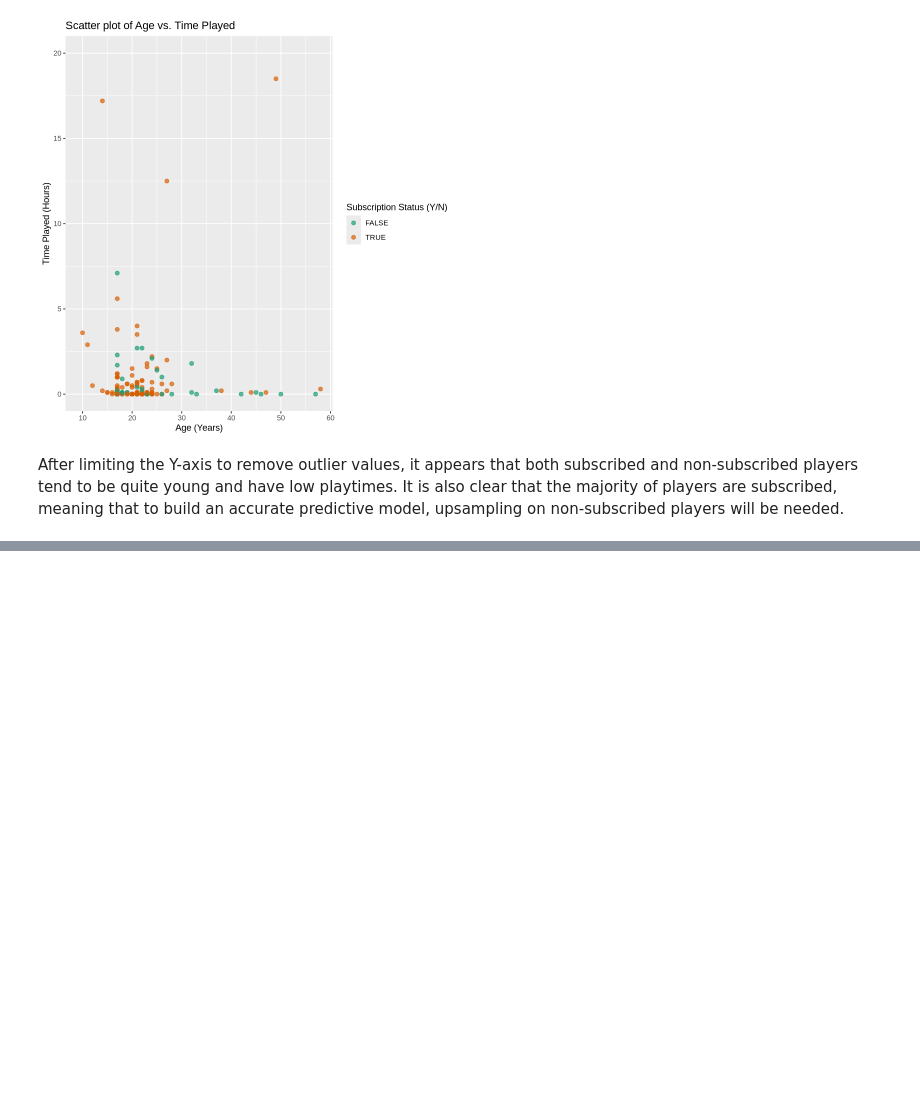
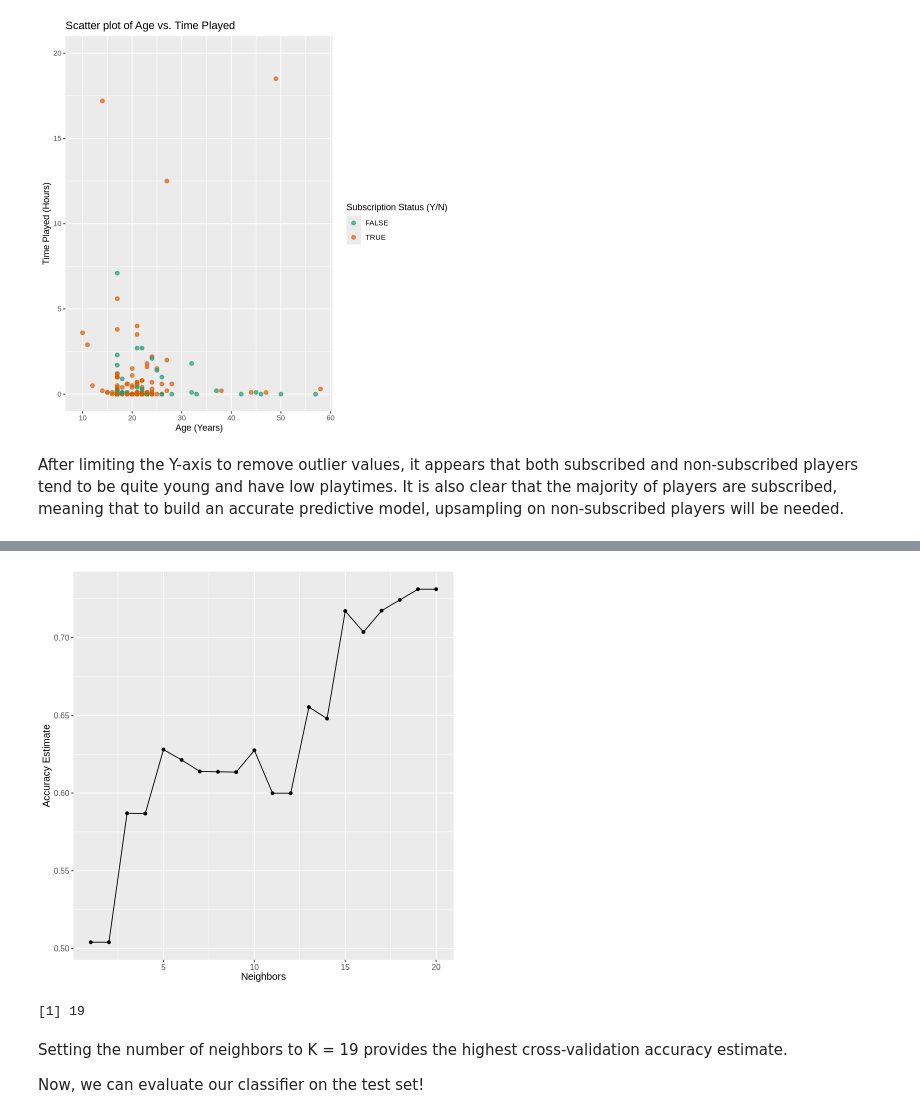
Before and after one commit to strikerjoseph734-glitch/final_project, a Jupyter notebook: final_project.ipynb, the cells around one changed output, grey strips where cells are left out. Drawn from its saved outputs; the diff is of its cells as text; code cells hidden in the pictures; blank space fills up the shorter version.

Commit message:
Did knn classification

```diff
--- a/final_project.ipynb
+++ b/final_project.ipynb
@@ -156,0 +187,13 @@ After limiting the Y-axis to remove outlier values, it appears that both subscri
+# %%
+players_recipe <- recipe(subscribe ~ played_hours + Age, data = players_train) |>
+    step_scale(all_predictors()) |>
+    step_center(all_predictors())
+
+players_spec <- nearest_neighbor(weight_func = "rectangular", neighbors = tune()) |>
+    set_engine("kknn") |>
+    set_mode("classification")
+
+players_workflow <- workflow() |>
+    add_recipe(players_recipe) |>
+    add_model(players_spec)
+players_workflow
@@ -156,0 +219,5 @@ After limiting the Y-axis to remove outlier values, it appears that both subscri
+# %%
+set.seed(100)
+
+players_vfold <- vfold_cv(players_train, v = 5, strata = subscribe)
+players_vfold
@@ -156,0 +242,12 @@ After limiting the Y-axis to remove outlier values, it appears that both subscri
+# %%
+k_vals <- tibble(neighbors = seq(from = 1, to = 20, by = 1))
+
+players_results <- workflow() |>
+    add_recipe(players_recipe) |>
+    add_model(players_spec) |>
+    tune_grid(resamples = players_vfold, grid = k_vals) |>
+    collect_metrics()
+
+accuracies <- players_results |>
+    filter(.metric == "accuracy")
+accuracies
@@ -156,0 +274,21 @@ After limiting the Y-axis to remove outlier values, it appears that both subscri
+# %%
+accuracy_vs_k <- ggplot(accuracies, aes(x = neighbors, y = mean)) +
+    geom_point() +
+    geom_line() +
+    labs(x = "Neighbors", y = "Accuracy Estimate") +
+    theme(text = element_text(size = 12))
+accuracy_vs_k
+# %% [output]
+[figure, added]
+# %%
+best_k <- accuracies |>
+    arrange(desc(mean)) |>
+    head(1) |>
+    pull(neighbors)
+best_k
+# %% [output]
+[1] 19
+# %% [markdown]
+Setting the number of neighbors to K = 19 provides the highest cross-validation accuracy estimate.
+
+Now, we can evaluate our classifier on the test set!
```
Also changed, not shown: parts of 14 cells of this notebook.
